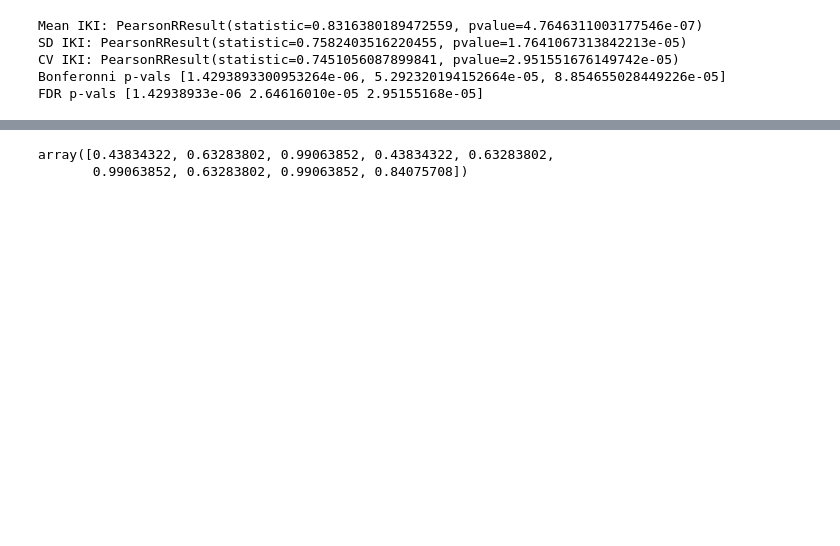
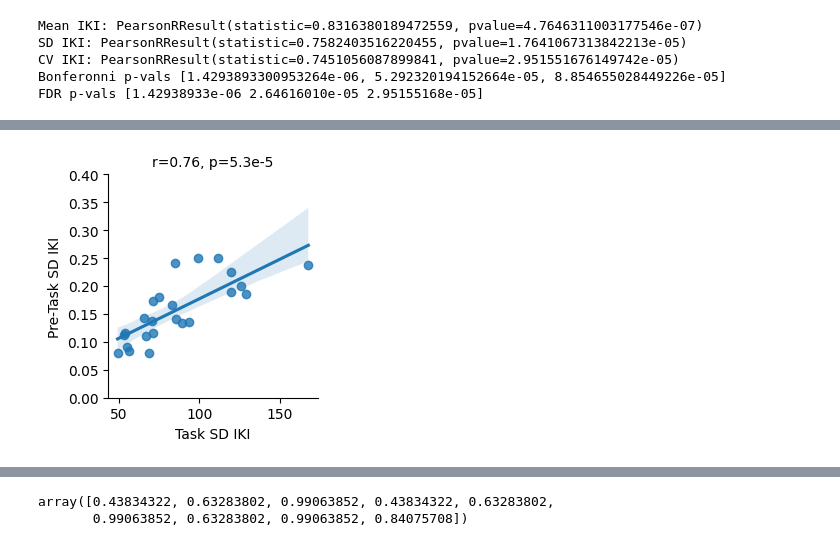
Before and after one commit to rruopp/typingexp, a Jupyter notebook: typing_task_analysis/turbotyping_analysis.ipynb, the cells around one changed output, grey strips where cells are left out. Cells and saved outputs as stored; diff of their text form; code cells hidden in the pictures; blank space fills up the shorter version.

```diff
--- a/typing_task_analysis/turbotyping_analysis.ipynb
+++ b/typing_task_analysis/turbotyping_analysis.ipynb
@@ -500,0 +577,22 @@ FDR p-vals [1.42938933e-06 2.64616010e-05 2.95155168e-05]
+# %%
+# Fig. 3c2 - Turbo SD IKI vs. Task SD IKI
+g = sns.lmplot(
+    data=subject_scores,
+    x="sd_IKI", y="sdiki_alpha",
+    height=3
+)
+
+g.set_axis_labels('Task SD IKI', 'Pre-Task SD IKI', fontsize=10)
+
+plt.ylim(0, 0.4)
+# plt.xlim(100, 3)
+
+# g.set_yticklabels(fontsize=12)
+# g.set_xticklabels(fontsize=12)
+
+g.ax.set_title('r=0.76, p=5.3e-5', fontsize=10)
+
+plt.show()
+g.savefig(save_dir + 'fig_3c2.png', dpi=300)
+# %% [output]
+[figure, added]
```
Also changed, not shown: parts of 10 cells of this notebook, 19 other files.
